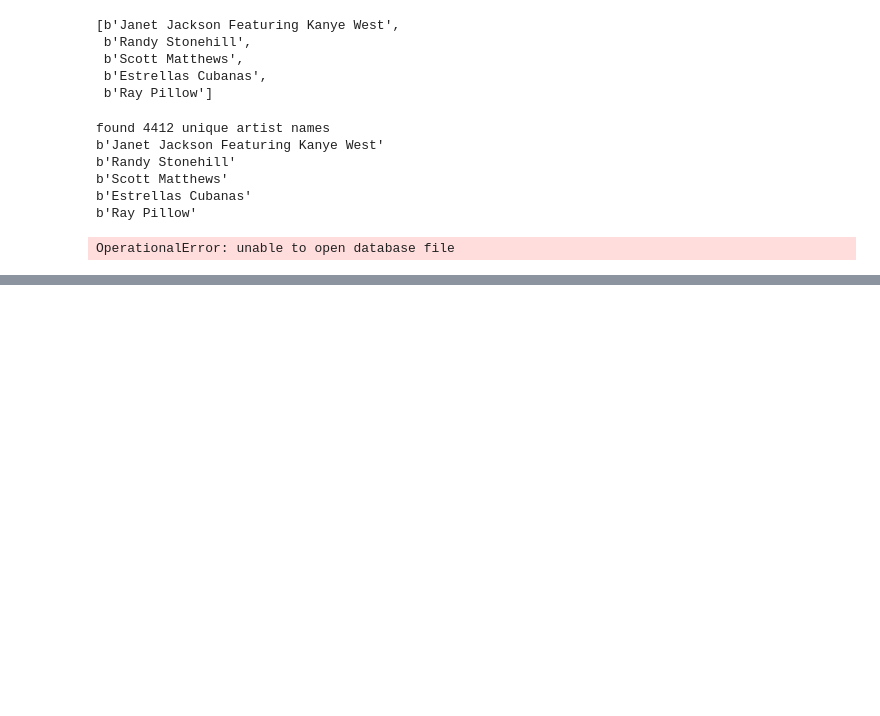
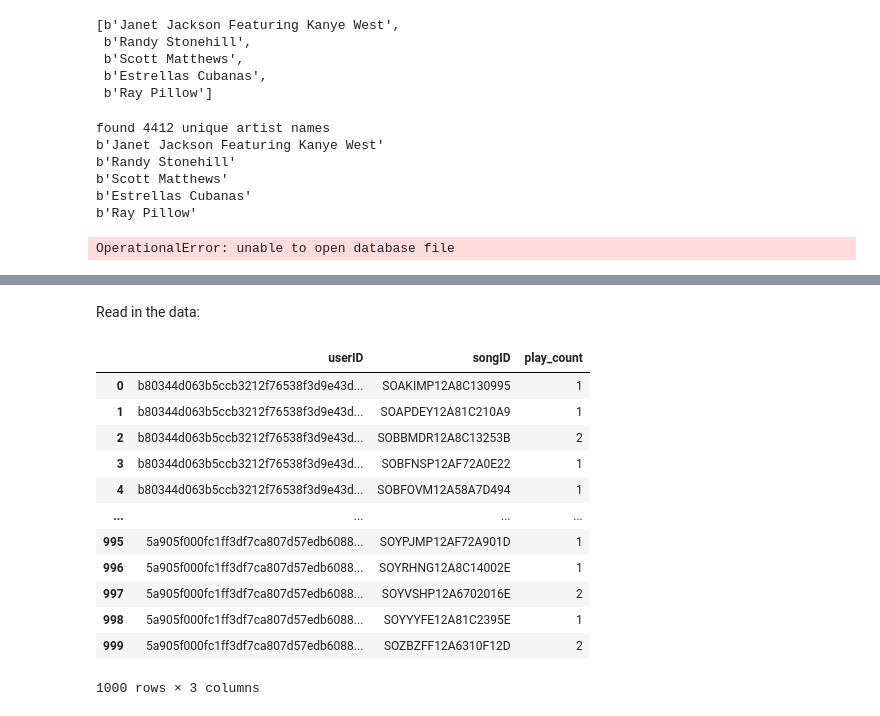
Before and after one commit to matijasipek/comp_tools, a Jupyter notebook: Angeliki_Experiments.ipynb, the cells around one changed output, grey strips where cells are left out. Cells and saved outputs as stored; diff of their text form; code cells hidden in the pictures; blank space fills up the shorter version.

```diff
--- a/Angeliki_Experiments.ipynb
+++ b/Angeliki_Experiments.ipynb
@@ -123,0 +135,2 @@ OperationalError: unable to open database file
+# %% [markdown]
+Read in the data:
@@ -123,0 +139,16 @@ OperationalError: unable to open database file
+# %%
+user_profiles
+# %% [output]
+|  | userID | songID | play_count |
+| 0 | b80344d063b5ccb3212f76538f3d9e43d... | SOAKIMP12A8C130995 | 1 |
+| 1 | b80344d063b5ccb3212f76538f3d9e43d... | SOAPDEY12A81C210A9 | 1 |
+| 2 | b80344d063b5ccb3212f76538f3d9e43d... | SOBBMDR12A8C13253B | 2 |
+| 3 | b80344d063b5ccb3212f76538f3d9e43d... | SOBFNSP12AF72A0E22 | 1 |
+| 4 | b80344d063b5ccb3212f76538f3d9e43d... | SOBFOVM12A58A7D494 | 1 |
+| ... | ... | ... | ... |
+| 995 | 5a905f000fc1ff3df7ca807d57edb6088... | SOYPJMP12AF72A901D | 1 |
+| 996 | 5a905f000fc1ff3df7ca807d57edb6088... | SOYRHNG12A8C14002E | 1 |
+| 997 | 5a905f000fc1ff3df7ca807d57edb6088... | SOYVSHP12A6702016E | 2 |
+| 998 | 5a905f000fc1ff3df7ca807d57edb6088... | SOYYYFE12A81C2395E | 1 |
+| 999 | 5a905f000fc1ff3df7ca807d57edb6088... | SOZBZFF12A6310F12D | 2 |
+1000 rows × 3 columns
```
Also changed, not shown: parts of 5 cells of this notebook, 1 other file.
